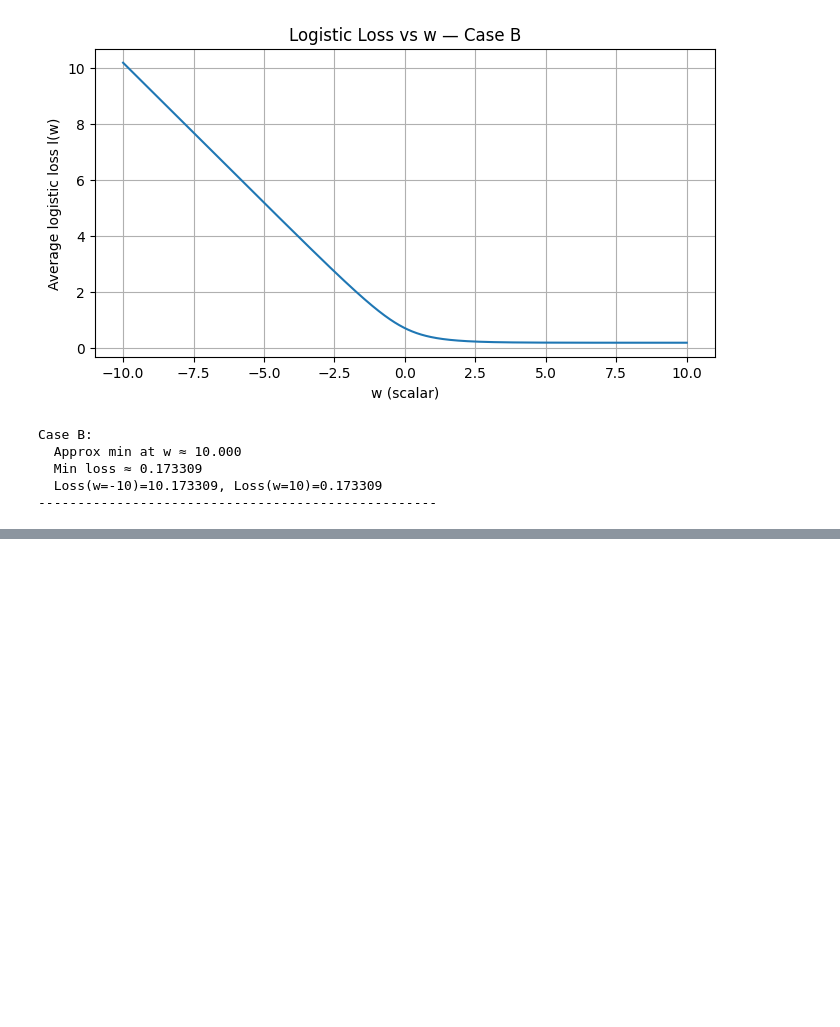
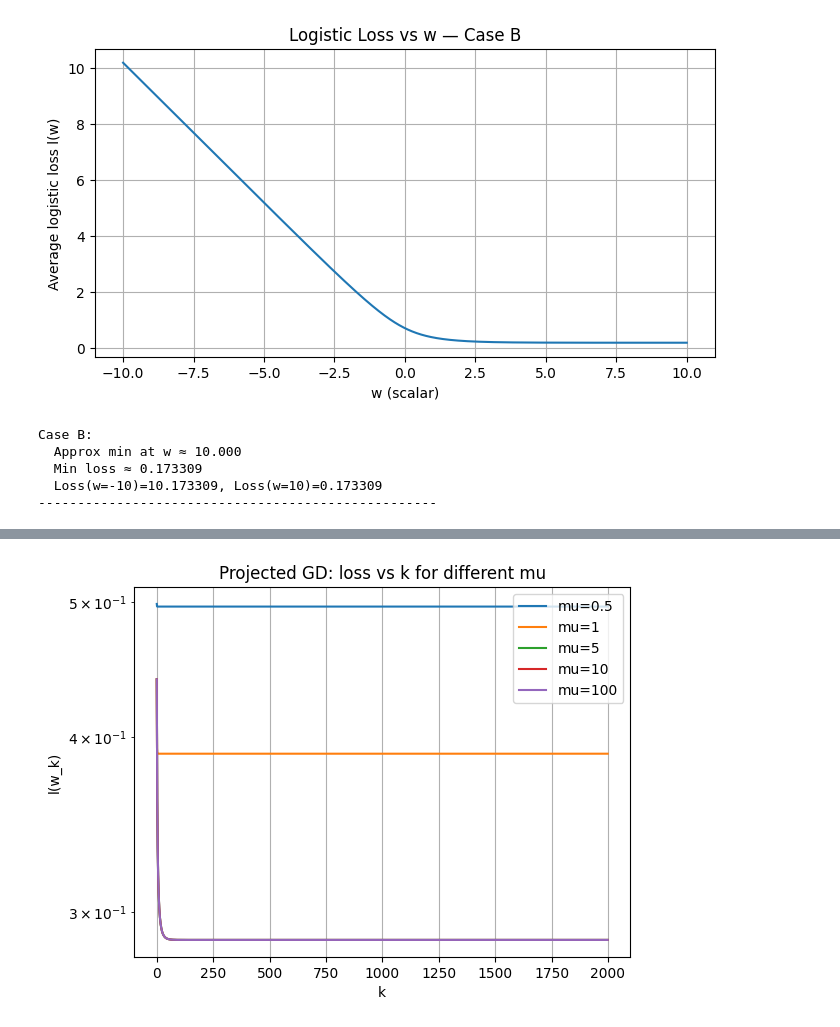
Before and after one commit to SoumyaBhaiya/my-practice, a Jupyter notebook: EEE598finalProject.ipynb, the cells around one changed output, grey strips where cells are left out. Saved outputs shown, nothing was run; the diff lists cells and outputs as text; code cells hidden in the pictures; blank space fills up the shorter version.

Commit message:
pushing after a while

```diff
--- a/EEE598finalProject.ipynb
+++ b/EEE598finalProject.ipynb
@@ -58,0 +276,19 @@ Case B:
+# %%
+#empirical
+def estimate_loglog_rate(gap, k_start=50):
+
+    k = np.arange(1, len(gap) + 1)
+    kk = k[k_start-1:]
+    yy = np.maximum(gap[k_start-1:], 1e-20)
+    slope, intercept, r_value, p_value, std_err = linregress(np.log(kk), np.log(yy))
+    return slope, intercept, r_value**2
+
+rows = []
+for name, (w, losses) in methods.items():
+    gap = losses - l_star
+    slope, intercept, r2 = estimate_loglog_rate(gap, k_start=50)
+    rows.append({"method": name, "slope_loglog": slope, "intercept": intercept, "r2": r2})
+
+rates_df = pd.DataFrame(rows).sort_values("slope_loglog")
+print("\nEmpirical log-log rates (slope ~ exponent b in gap ~ k^b):")
+print(rates_df.to_string(index=False))
@@ -58,0 +493,34 @@ Case B:
+# %%
+#c
+mus = [0.5, 1, 5, 10, 100]
+alpha = 1.0 / (L_data + 0.0)  # for unregularized L estimate; choose step <= 1/L
+max_iters_proj = 2000
+
+def run_projected_gd(mu, iters=max_iters_proj, alpha=alpha, use_backtracking=False):
+    w = np.zeros(X.shape[1]); losses = np.zeros(iters)
+    for k in range(iters):
+        g = grad_unreg(w)
+        if use_backtracking:
+            # use same Armijo but with projection considered: try alpha then project
+            alpha_t = 1.0
+            fw = loss_unreg(w)
+            while True:
+                wn = proj_ball(w - alpha_t*g, mu)
+                if loss_unreg(wn) <= fw - 1e-4 * alpha_t * (g.dot(g)): break
+                alpha_t *= 0.5
+                if alpha_t < 1e-12: break
+            w = wn
+        else:
+            w = proj_ball(w - alpha * g, mu)
+        losses[k] = loss_unreg(w)
+    return w, losses
+
+proj_results = {}
+for mu in mus:
+    wproj, losses_proj = run_projected_gd(mu)
+    proj_results[mu] = (wproj, losses_proj)
+    # plot or store
+    plt.plot(losses_proj, label=f"mu={mu}")
+plt.yscale('log'); plt.xlabel('k'); plt.ylabel('l(w_k)'); plt.title('Projected GD: loss vs k for different mu'); plt.legend(); plt.grid(); plt.show()
+# %% [output]
+[figure, added]
```
Also changed, not shown: parts of 21 cells of this notebook, 1 other file.
